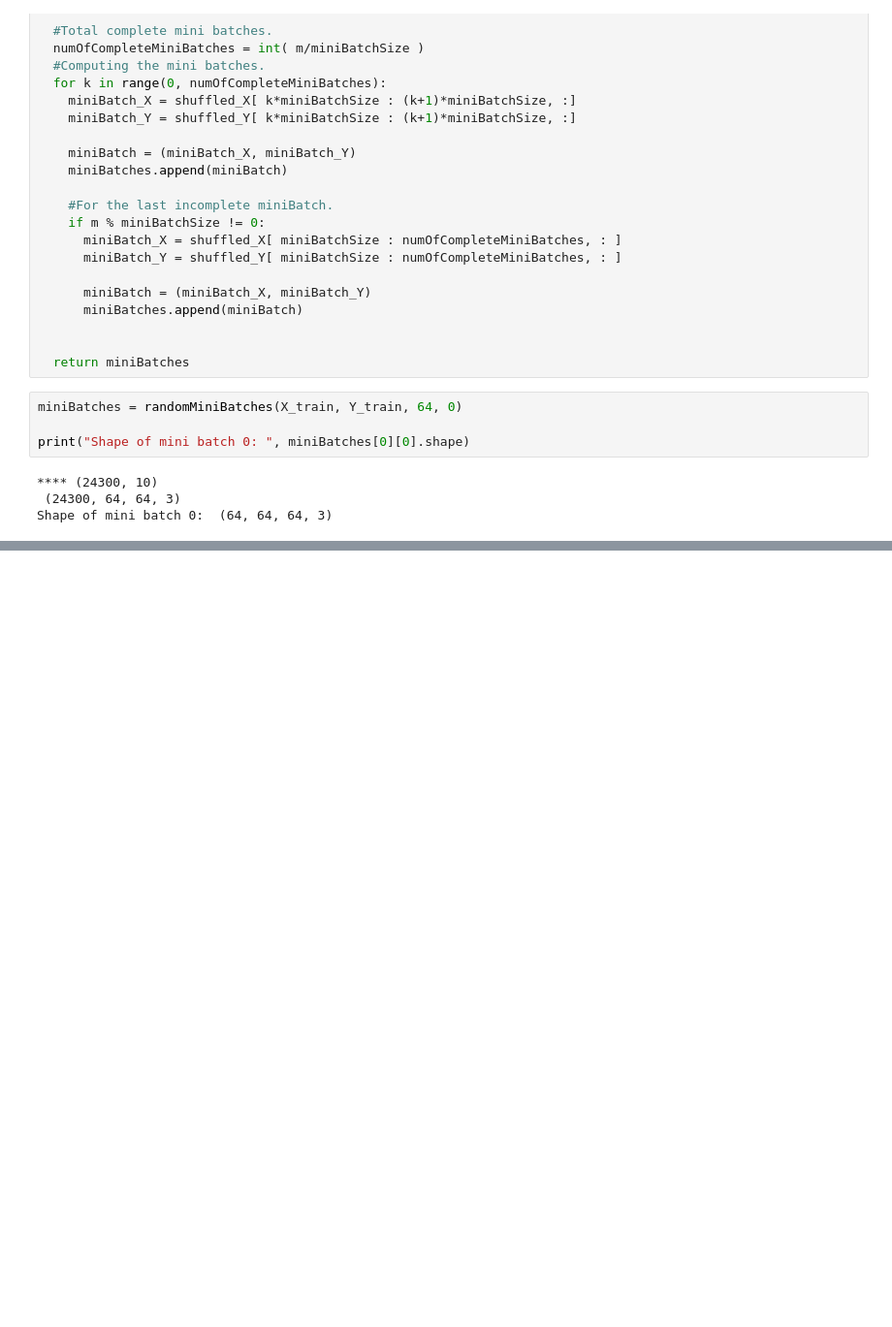
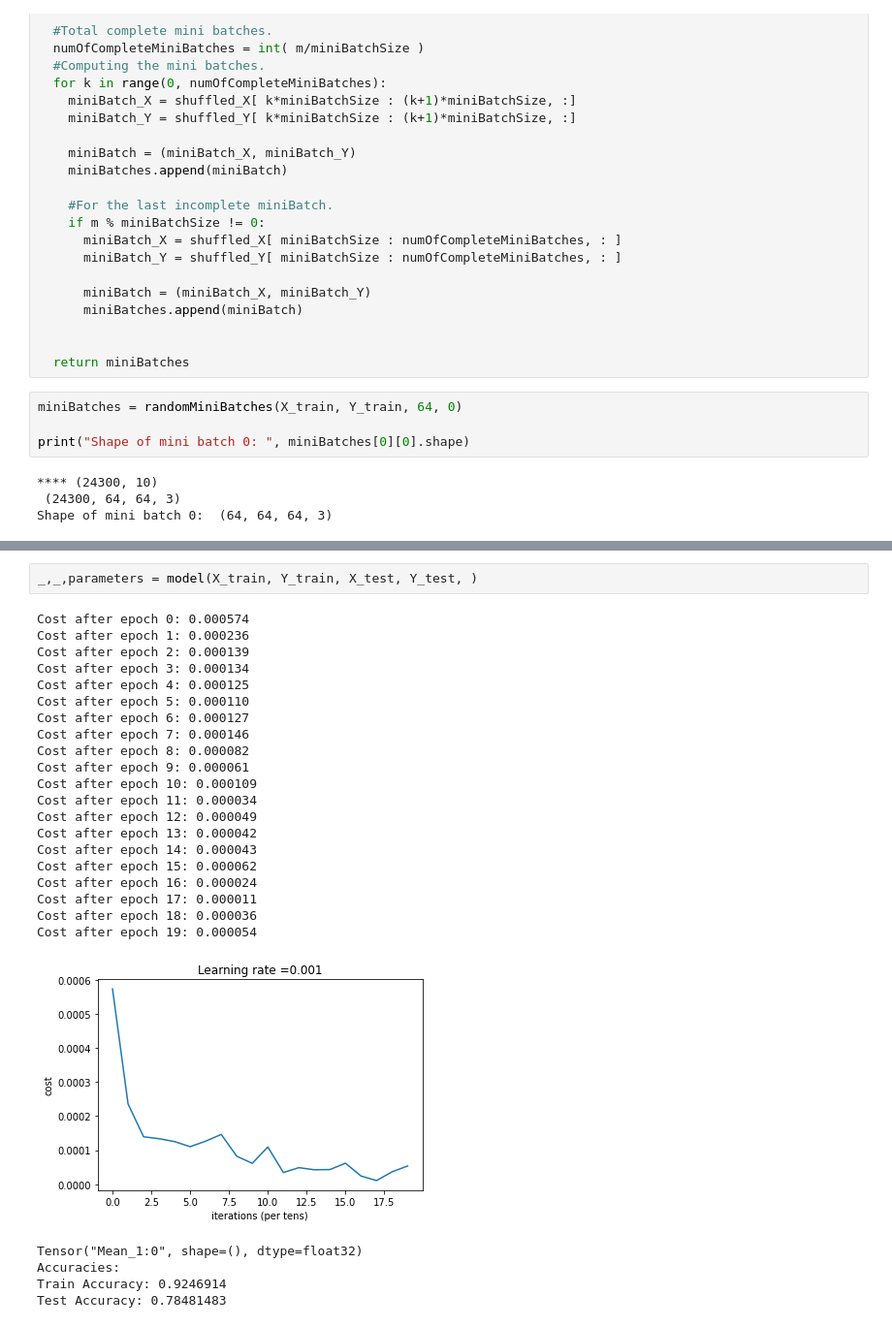
Before and after one commit to Hasan-Iqtedar/eurosat-classification, a Jupyter notebook: EusatHI.ipynb, the cells around one changed output, grey strips where cells are left out. Shown: that part at 97% size. Saved outputs shown, nothing was run; the diff lists cells and outputs as text; blank space fills up the shorter version.

```diff
--- a/EusatHI.ipynb
+++ b/EusatHI.ipynb
@@ -424,0 +476,28 @@ Tensor("Mean_1:0", shape=(), dtype=float32)
+# %%
+_,_,parameters = model(X_train, Y_train, X_test, Y_test, )
+# %% [output]
+Cost after epoch 0: 0.000574
+Cost after epoch 1: 0.000236
+Cost after epoch 2: 0.000139
+Cost after epoch 3: 0.000134
+Cost after epoch 4: 0.000125
+Cost after epoch 5: 0.000110
+Cost after epoch 6: 0.000127
+Cost after epoch 7: 0.000146
+Cost after epoch 8: 0.000082
+Cost after epoch 9: 0.000061
+Cost after epoch 10: 0.000109
+Cost after epoch 11: 0.000034
+Cost after epoch 12: 0.000049
+Cost after epoch 13: 0.000042
+Cost after epoch 14: 0.000043
+Cost after epoch 15: 0.000062
+Cost after epoch 16: 0.000024
+Cost after epoch 17: 0.000011
+Cost after epoch 18: 0.000036
+Cost after epoch 19: 0.000054
+[figure, added]
+Tensor("Mean_1:0", shape=(), dtype=float32)
+Accuracies:
+Train Accuracy: 0.9246914
+Test Accuracy: 0.78481483
```
Also changed, not shown: parts of 31 cells of this notebook.
